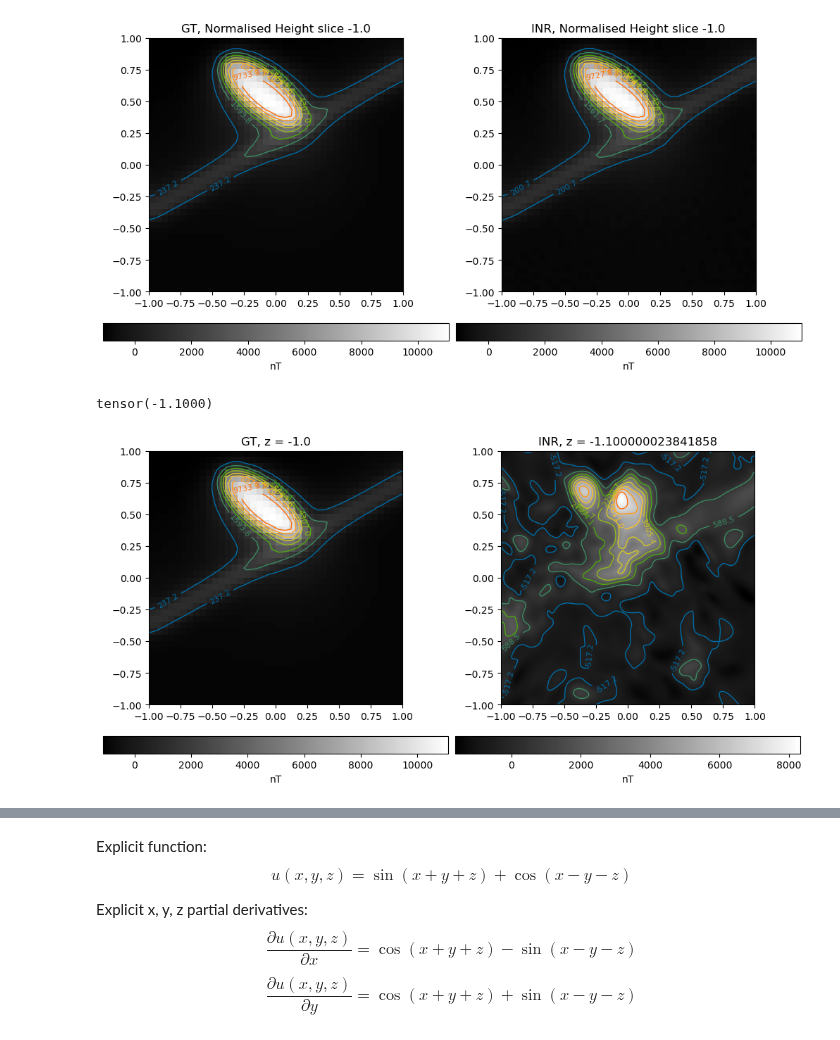
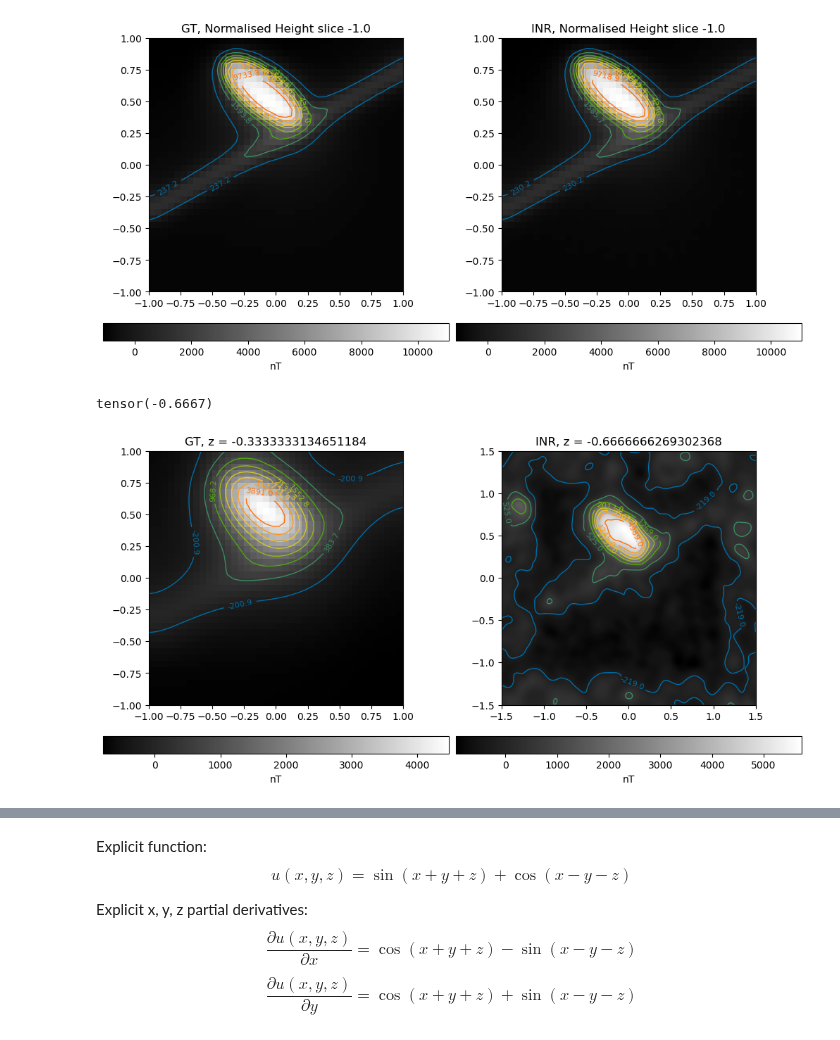
Before and after one commit to LSgeo/ImplicitGeo, a Jupyter notebook: GeoINR3D.ipynb, the cells around one changed output, grey strips where cells are left out. Drawn from its saved outputs; the diff is of its cells as text; code cells hidden in the pictures.

```diff
--- a/GeoINR3D.ipynb
+++ b/GeoINR3D.ipynb
@@ -239,7 +224,7 @@ class PointData3D(Dataset):
 # %%
 # SIREN
 
-if use_siren := 0:
+if use_siren := 1:
     from models import Siren
 
     siren_lr = 5e-4
@@ -261,7 +259,7 @@ None
 # Wire
 # HP from https://github.com/vishwa91/wire/blob/main/wire_ct.py
 
-if use_wire := 1:
+if use_wire := 0:
     from models import get_INR as wire
 
     wire_lr = 2e-3
@@ -370,38 +370,38 @@ plt_cntr(u[:, :, i], extent=default_extent)
 # %% [output]
 [figure]
 # %%
-i = 0
+i = 3
 h, w, c = (200, 200, 10)
 x_r, y_r, z_r = (1, 1, 1)
-xy_mod = 1
-z_mod = 1.1
+xy_mod = 1.5
+z_mod = 2
 
 tensors = tuple(
     (
         torch.linspace(-x_r, x_r, steps=h) * xy_mod,
         torch.linspace(-y_r, y_r, steps=w) * xy_mod,
         torch.linspace(-z_r, z_r, steps=c) * z_mod,
     )
 )
 
 coords = torch.stack(torch.meshgrid(*tensors, indexing="ij"), dim=-1)
 coords = coords.reshape(-1, len(tensors)).unsqueeze(0).to(torch.float32)
 coords = coords.to("cuda", non_blocking=True)
 
 new_u, _ = model(coords)
 new_u = new_u.detach().cpu().view((h, w, c))
-new_u = dset._unnormalise(new_u).numpy()
+new_u = dataset._unnormalise(new_u).numpy()
 
 plt.figure(constrained_layout=True, figsize=(10, 5))
 plt.subplot(1, 2, 1)
 plt.title(f"GT, z = {(torch.linspace(-z_r, z_r, steps=c))[i]}")
-plt_cntr(dset.vol[:, :, i], extent=[-x_r, x_r, -y_r, y_r])
+plt_cntr(dataset.vol[:, :, i], extent=[-x_r, x_r, -y_r, y_r])
 plt.subplot(1, 2, 2)
 plt.title(f"INR, z = {(torch.linspace(-z_r, z_r, steps=c) * z_mod)[i]}")
 plt_cntr(
     new_u[:, :, i], extent=[-x_r * xy_mod, x_r * xy_mod, -y_r * xy_mod, y_r * xy_mod]
 )
 print(tensors[2][i])
 # %% [output]
-tensor(-1.1000)
+tensor(-0.6667)
-[figure, old version]
+[figure, new version]
```
Also changed, not shown: parts of 17 cells of this notebook.
